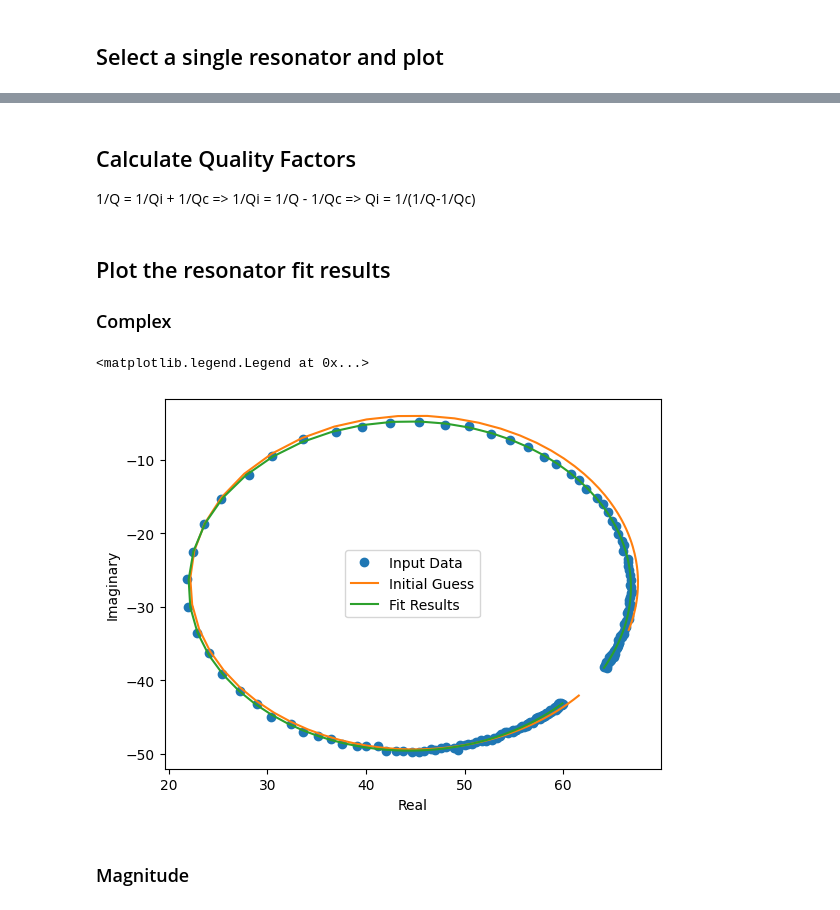
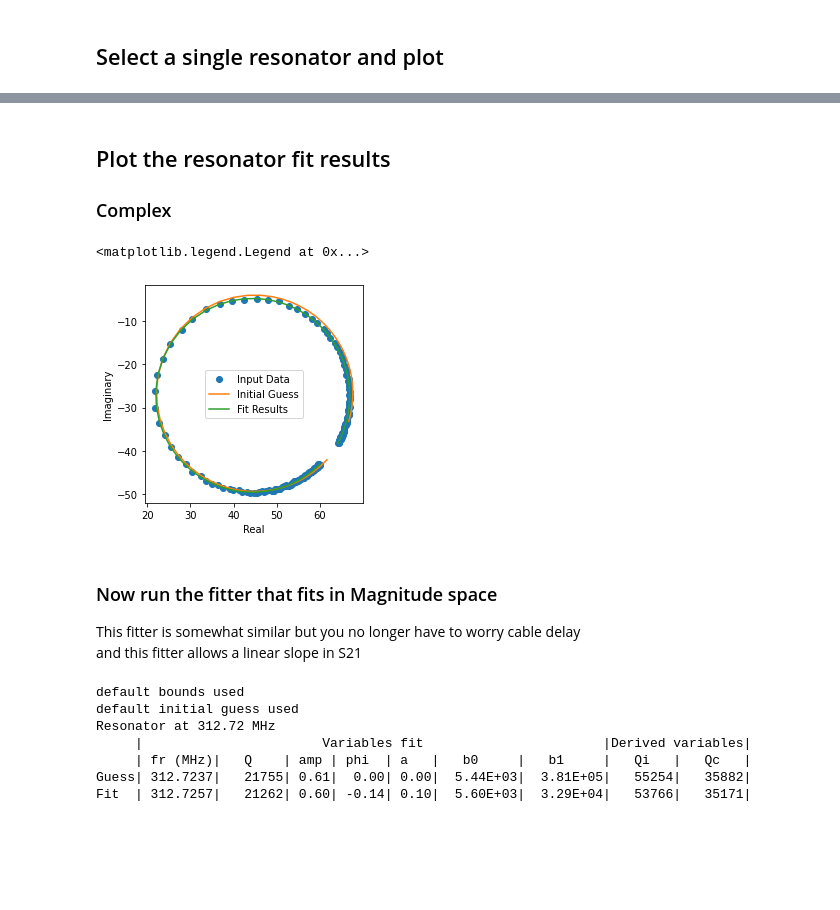
Before and after one commit to Wheeler1711/submm_python_routines, a Jupyter notebook: submm/demo/res_fit.ipynb, the cells around one changed output, grey strips where cells are left out. Drawn from its saved outputs; the diff is of its cells as text; code cells hidden in the pictures; blank space fills up the shorter version.

```diff
--- a/submm/demo/res_fit.ipynb
+++ b/submm/demo/res_fit.ipynb
@@ -62,5 +62,0 @@ tau guess = 0.03 x 10^-7
-# %% [markdown]
-## Calculate Quality Factors
-1/Q = 1/Qi + 1/Qc
-=> 1/Qi = 1/Q - 1/Qc
-=> Qi = 1/(1/Q-1/Qc)
@@ -73,17 +65,30 @@ quality_factor_intrinsic = 1.0 / ((1.0 / quality_factor) - (1.0 / quality_factor
 ### Complex
 # %%
 plt.figure()
+plt.axes().set_aspect('equal')
 plt.plot(np.real(s21_complex_res1), np.imag(s21_complex_res1),'o',label = "Input Data")
 plt.plot(np.real(results['x0_result']),np.imag(results['x0_result']),label = "Initial Guess")
 plt.plot(np.real(results['fit_result']),np.imag(results['fit_result']),label = "Fit Results")
 plt.xlabel('Real')
 plt.ylabel('Imaginary')
 plt.legend()
 # %% [output]
 <matplotlib.legend.Legend at 0x...>
-[figure, old version]
+[figure, new version]
-# %% [markdown]
-### Magnitude
+# %% [markdown]
+### Now run the fitter that fits in Magnitude space
+This fitter is somewhat similar but you no longer have to worry cable delay<br>
+and this fitter allows a linear slope in S21
+# %%
+results_mag = res_fit.fit_nonlinear_mag(freq_hz_res1, s21_complex_res1)
+# %% [output]
+default bounds used
+default initial guess used
+Resonator at 312.72 MHz
+     |                       Variables fit                       |Derived variables|
+     | fr (MHz)|   Q    | amp | phi  | a   |   b0     |   b1     |   Qi   |   Qc   |
+Guess| 312.7237|   21755| 0.61|  0.00| 0.00|  5.44E+03|  3.81E+05|   55254|   35882|
+Fit  | 312.7257|   21262| 0.60| -0.14| 0.10|  5.60E+03|  3.29E+04|   53766|   35171|
 # %%
 plt.figure()
 plt.plot(freq_mhz_res1, s21_mag_res1, 'o', label="Input Data")
```
Also changed, not shown: parts of 8 cells of this notebook, 1 other file.
